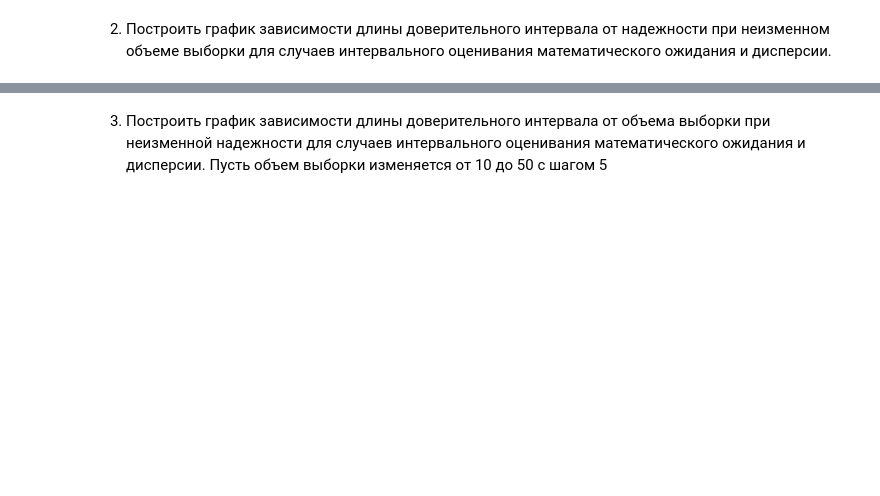
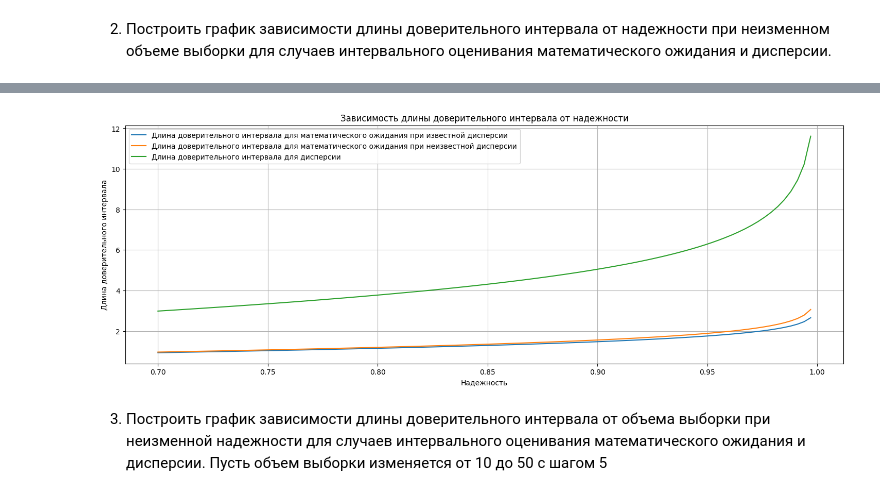
Before and after one commit to Darowiin/statistical_analysis, a Jupyter notebook: main.ipynb, the cells around one changed output, grey strips where cells are left out. Saved outputs shown, nothing was run; the diff lists cells and outputs as text; code cells hidden in the pictures; blank space fills up the shorter version.

```diff
--- a/main.ipynb
+++ b/main.ipynb
@@ -142,3 +108,59 @@ plt.show()
+# %%
+# Генерация выборки
+sample = np.random.normal(a, sigma, n)
+sample_mean = np.mean(sample)
+
+# Параметры для доверительных интервалов
+V = 100  # количество уровней надежности
+gamma_ = [0.0] * V  # массив надежности
+
+gamma__0 = 0.7
+gamma__1 = 0.9999999999
+h = (gamma__1 - gamma__0) / V
+
+# Длины доверительных интервалов
+len_a_sigma_known = []  # при известной дисперсии
+len_a_sigma_unknown = []  # при неизвестной дисперсии
+len_sigma = []  # для дисперсии
+
+
+for i in range(V):
+    # 1. Доверительный интервал для математического ожидания при известной дисперсии
+    gamma_[i] = gamma__0 + i * h
+    interval_1 = sts.norm.interval(confidence = gamma_[i], loc = sample_mean, scale = sigma / np.sqrt(n))
+    len_a_sigma_known.append(interval_1[1] - interval_1[0])
+
+    # 2. Доверительный интервал для математического ожидания при неизвестной дисперсии
+
+    S__ = np.std(sample, ddof=1)  # несмещенная оценка стандартного отклонения
+    interval_2 = sts.t.interval(confidence = gamma_[i], df = n-1, loc = x_mean, scale = S__/np.sqrt(n))
+    len_a_sigma_unknown.append(interval_2[1] - interval_2[0])
+
+    # 3. Доверительный интервал для дисперсии
+    right_ = (1+gamma_[i])/2
+    left_ = (1-gamma_[i])/2
+    Y_right_ = sts.chi2.ppf(right_, df=n-1)
+    Y_left_ = sts.chi2.ppf(left_, df=n-1)
+    S__2 = S__ * S__
+    right_bound_ = (n - 1) * S__2 / Y_right_
+    left_bound_ = (n - 1) * S__2 / Y_left_
+    len_sigma.append(left_bound_ - right_bound_)
+
+# Построение графиков
+plt.figure(figsize=(18, 6))
+plt.plot(gamma_, len_a_sigma_known, label='Длина доверительного интервала для математического ожидания при известной дисперсии')
+plt.plot(gamma_, len_a_sigma_unknown, label='Длина доверительного интервала для математического ожидания при неизвестной дисперсии')
+plt.plot(gamma_, len_sigma, label='Длина доверительного интервала для дисперсии')
+
+plt.title('Зависимость длины доверительного интервала от надежности')
+plt.xlabel('Надежность')
+plt.ylabel('Длина доверительного интервала')
+plt.grid()
+plt.legend()
+plt.xticks(np.linspace(0.7, 1, 7))
+plt.show()
+# %% [output]
+[figure, added]
 # %% [markdown]
 3. Построить график зависимости длины доверительного интервала от объема выборки при
 неизменной надежности для случаев интервального оценивания математического
```
Also changed, not shown: parts of 11 cells of this notebook.
